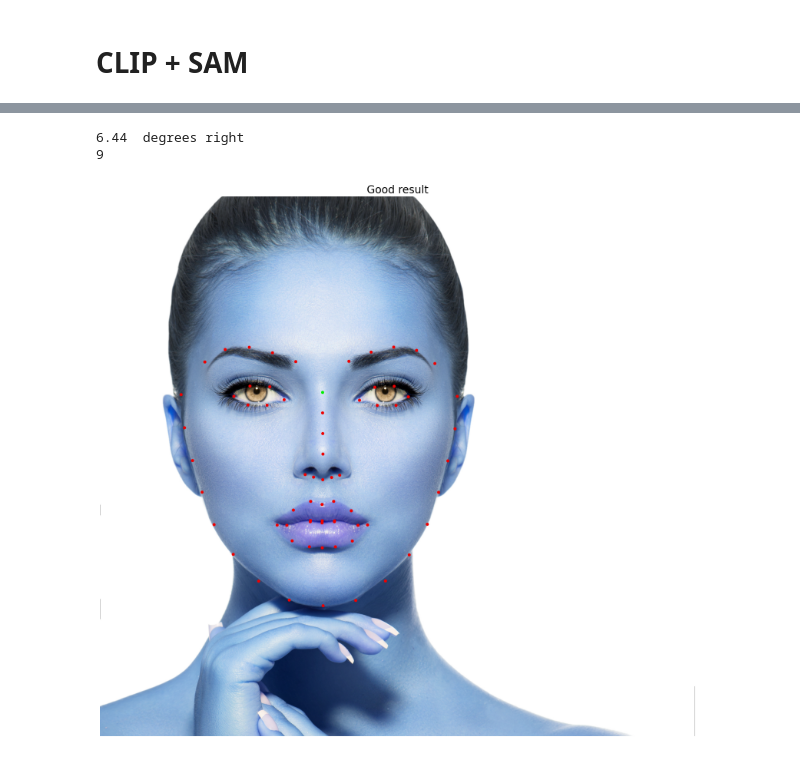
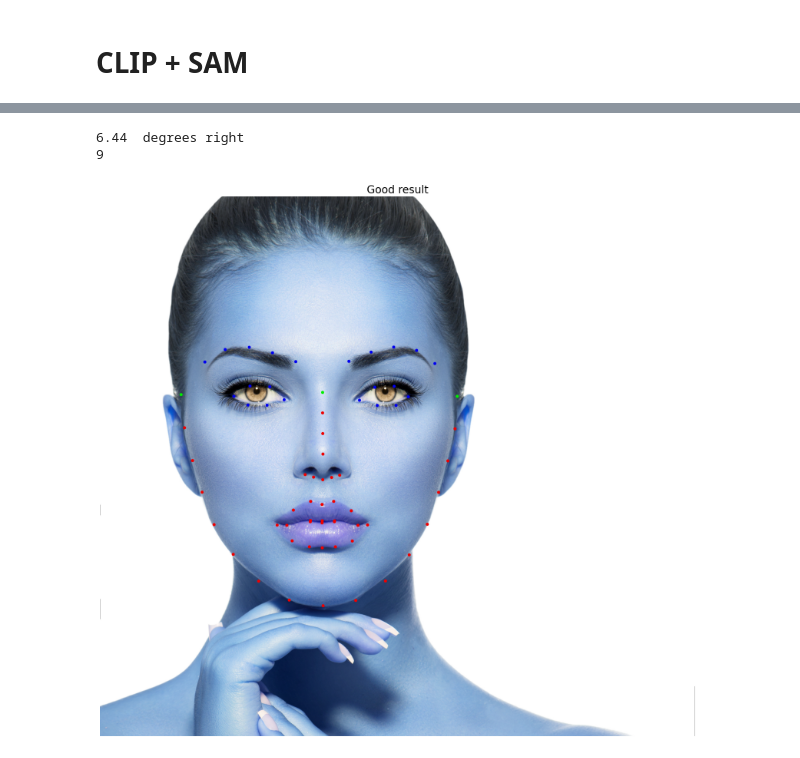
Before and after one commit to matsevytyi/Automated-Glasses-Fitting, a Jupyter notebook: glasses fitting/notebooks/locate necessary landmarks.ipynb, the cells around one changed output, grey strips where cells are left out. Cells and saved outputs as stored; diff of their text form; code cells hidden in the pictures.

Commit message:
updated the notebook to select the landmarks I will be using (why I use particularly these landmarks I will describe in readme)

```diff
--- a/glasses fitting/notebooks/locate necessary landmarks.ipynb
+++ b/glasses fitting/notebooks/locate necessary landmarks.ipynb
@@ -44,7 +33,6 @@ def highlight_landmarks(image_path):
     if len(faces) == 0:
         raise ValueError("No faces detected")
 
-    # Detect facial landmarks for the first face
     face = faces[0]
     landmarks = predictor(gray, face)
 
@@ -63,6 +51,29 @@ def highlight_landmarks(image_path):
         x = landmarks.part(i).x
         y = landmarks.part(i).y
         cv2.circle(face_img, (x, y), point_size, (240, 0, 0), -1)  # highlight with red circles
+
+    # Main landmark used for fitting (top nose one and near ears)
+    main_landmarks = list(range(27, 28)) + list(range(0, 1)) + list (range(16, 17))
+    for i in main_landmarks:
+        x = landmarks.part(i).x
+        y = landmarks.part(i).y
+        cv2.circle(face_img, (x, y), point_size, (0, 240, 0), -1)  # Green circles
+
+
+    # Optional landmarks used to give understanding whether the glasses suit or not
+    eye_landmarks = list(range(36, 42)) + list(range(42, 48))  # Eyes must be covered
+    eyebrows_landmarks = list(range(17, 22)) + list(range(22, 27))  # Eyebrows should be covered
+
+    for i in eye_landmarks + eyebrows_landmarks:
+        x = landmarks.part(i).x
+        y = landmarks.part(i).y
+        cv2.circle(face_img, (x, y), point_size, (0, 0, 240), -1)  # highlight with blue circles
+
+    plt.figure(figsize=(20,20))
+    plt.title('Good result', fontsize=20)
+    plt.imshow(face_img)
+    plt.axis('off')
+    plt.show()
 
     return face_img
 
@@ -134,8 +145,8 @@ def get_face_angle(face_img, landmarks):
     return pitch, yaw, roll
 # %%
 # Example usage
-result = highlight_landmarks('../images/0.jpg')
+result = highlight_landmarks('../faces/0.jpg')
 # %% [output]
 6.44  degrees right
 9
-[figure, old version]
+[figure, new version]
```
Also changed, not shown: parts of 1 cell of this notebook.
